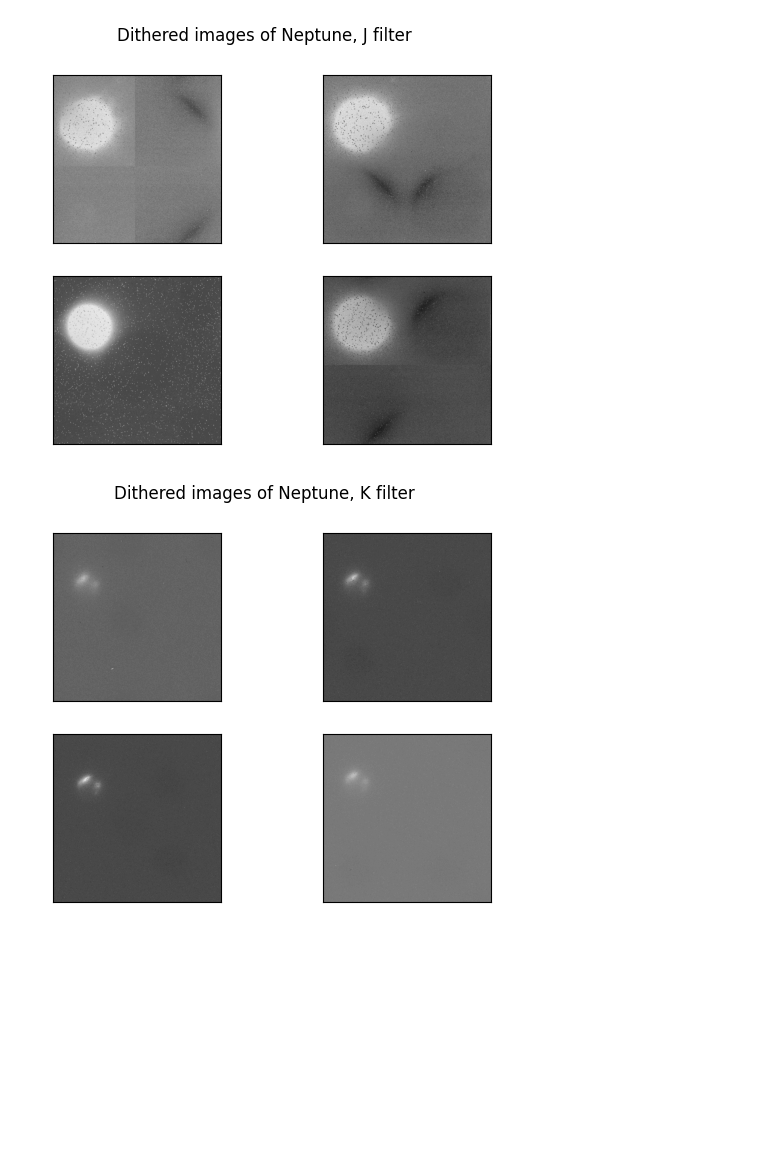
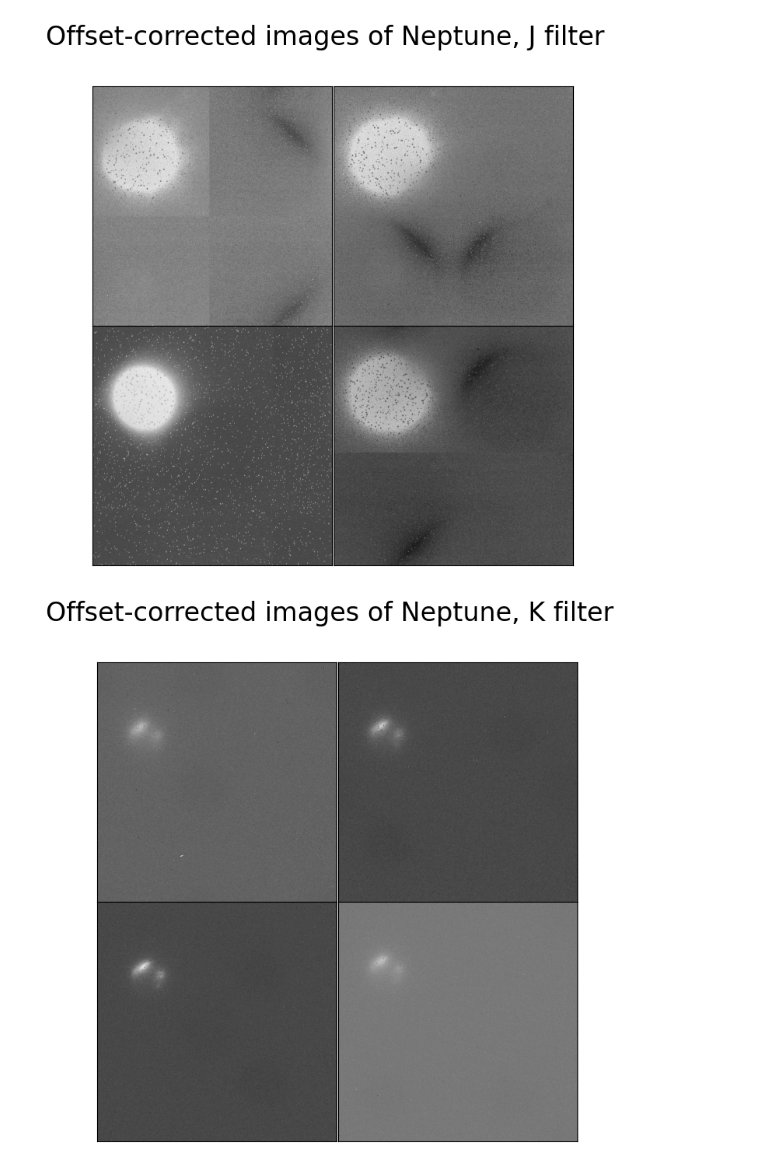
Before and after one commit to askemer/ASTR257_2024, a Jupyter notebook: student_work/adityars/ao/neptune.ipynb, the cells around one changed output. Saved outputs shown, nothing was run; the diff lists cells and outputs as text; code cells hidden in the pictures; blank space fills up the shorter version.

```diff
--- a/student_work/adityars/ao/neptune.ipynb
+++ b/student_work/adityars/ao/neptune.ipynb
@@ -96,11 +65,13 @@ n.plot_all_images(offset_sciences, "H")
 # %%
-n.plot_all_images(offset_sciences, "J")
+n.plot_all_images(offset_sciences, "J", "Offset-corrected")
+plt.savefig("corr_J.png")
 # %% [output]
-[figure, old version]
+[figure, new version]
 # %%
-n.plot_all_images(offset_sciences, "K")
+n.plot_all_images(offset_sciences, "K", "Offset-corrected")
+plt.savefig("corr_K.png")
 # %% [output]
-[figure, old version]
+[figure, new version]
 # %%
 avg_img = lambda f, i: np.mean(offset_sciences[f][:i], axis=0)
 # %%
```
Also changed, not shown: parts of 9 cells of this notebook, 26 other files.
